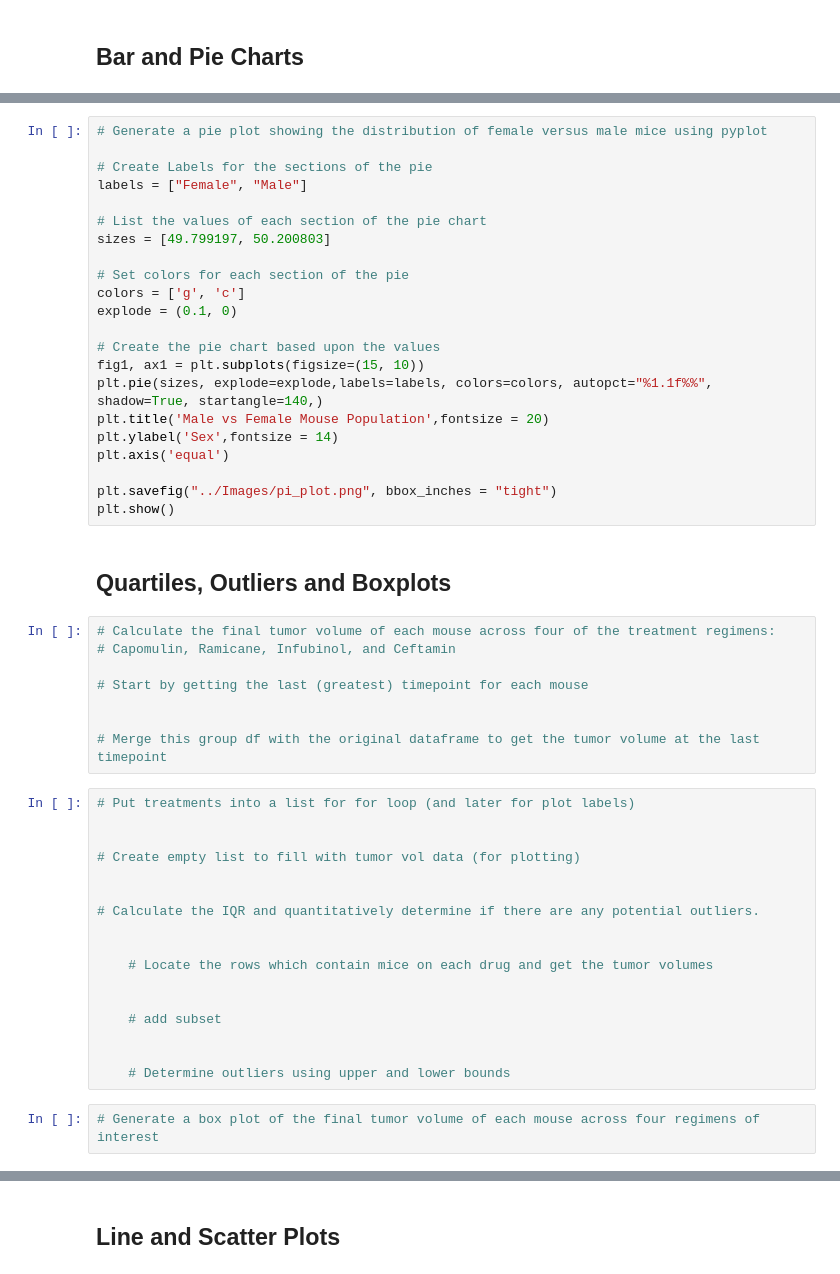
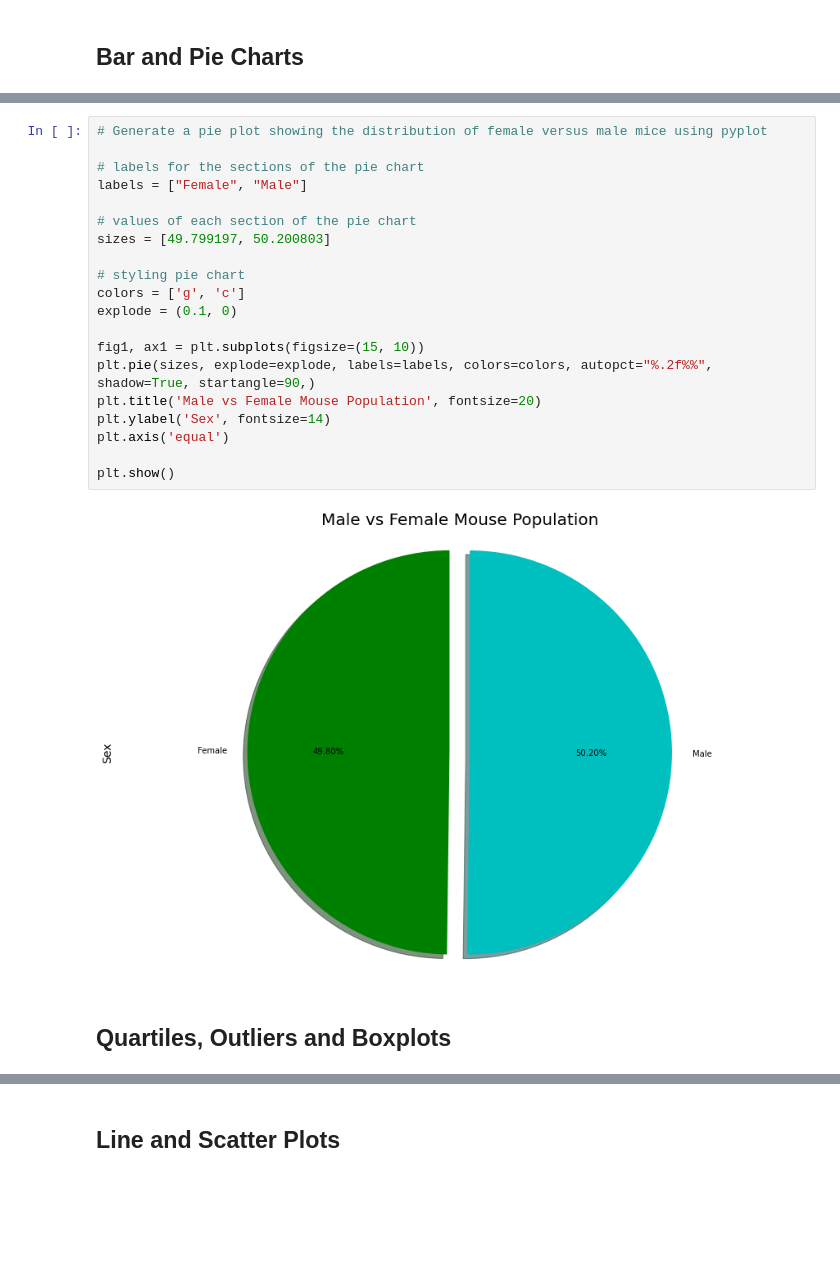
Before and after one commit to PuckishKnave/matplotlib-challenge, a Jupyter notebook: Pymaceuticals/pymaceuticals_starter.ipynb, the cells around one changed output, grey strips where cells are left out. Saved outputs shown, nothing was run; the diff lists cells and outputs as text; blank space fills up the shorter version.

```diff
--- a/Pymaceuticals/pymaceuticals_starter.ipynb
+++ b/Pymaceuticals/pymaceuticals_starter.ipynb
@@ -161,51 +158,24 @@ plt.show()
 # %%
 # Generate a pie plot showing the distribution of female versus male mice using pyplot
 
-# Create Labels for the sections of the pie
+# labels for the sections of the pie chart
 labels = ["Female", "Male"]
 
-# List the values of each section of the pie chart
+# values of each section of the pie chart
 sizes = [49.799197, 50.200803]
 
-# Set colors for each section of the pie
+# styling pie chart
 colors = ['g', 'c']
 explode = (0.1, 0)
 
-# Create the pie chart based upon the values
 fig1, ax1 = plt.subplots(figsize=(15, 10))
-plt.pie(sizes, explode=explode,labels=labels, colors=colors, autopct="%1.1f%%", shadow=True, startangle=140,)
-plt.title('Male vs Female Mouse Population',fontsize = 20)
-plt.ylabel('Sex',fontsize = 14)
+plt.pie(sizes, explode=explode, labels=labels, colors=colors, autopct="%.2f%%", shadow=True, startangle=90,)
+plt.title('Male vs Female Mouse Population', fontsize=20)
+plt.ylabel('Sex', fontsize=14)
 plt.axis('equal')
 
-plt.savefig("../Images/pi_plot.png", bbox_inches = "tight")
 plt.show()
+# %% [output]
+[figure, added]
 # %% [markdown]
 ## Quartiles, Outliers and Boxplots
-# %%
-# Calculate the final tumor volume of each mouse across four of the treatment regimens:
-# Capomulin, Ramicane, Infubinol, and Ceftamin
-
-# Start by getting the last (greatest) timepoint for each mouse
-
-
-# Merge this group df with the original dataframe to get the tumor volume at the last timepoint
-# %%
-# Put treatments into a list for for loop (and later for plot labels)
-
-
-# Create empty list to fill with tumor vol data (for plotting)
-
-
-# Calculate the IQR and quantitatively determine if there are any potential outliers.
-
-
-    # Locate the rows which contain mice on each drug and get the tumor volumes
-
-
-    # add subset
-
-
-    # Determine outliers using upper and lower bounds
-# %%
-# Generate a box plot of the final tumor volume of each mouse across four regimens of interest
```
Also changed, not shown: parts of 7 cells of this notebook, 1 other file.
